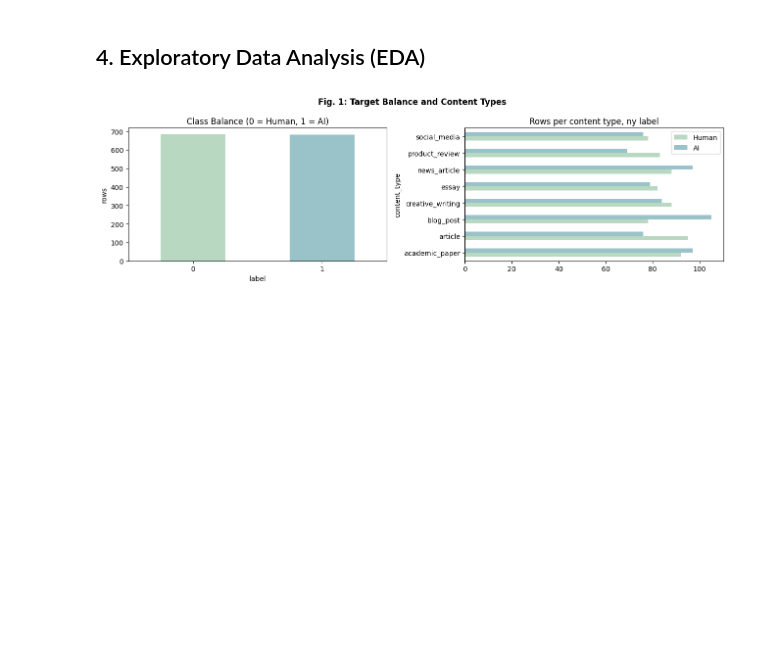
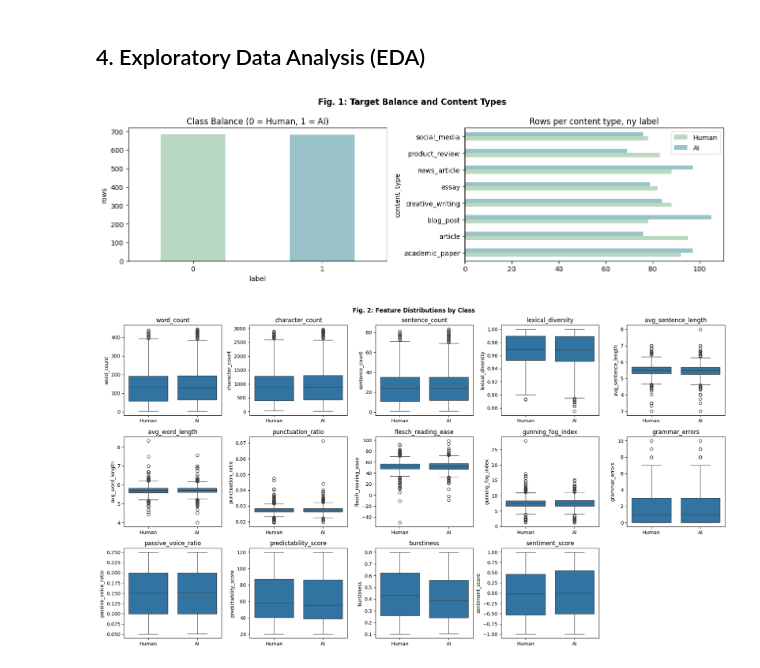
Before and after one commit to crovillo/DS3000-AI-vs-Human-Detection-, a Jupyter notebook: DS3000_AIvsHumanDetection_Group13.ipynb, the cells around one changed output. Drawn from its saved outputs; the diff is of its cells as text; code cells hidden in the pictures; blank space fills up the shorter version.

Commit message:
Added second EDA figure (whisker graphs)

```diff
--- a/DS3000_AIvsHumanDetection_Group13.ipynb
+++ b/DS3000_AIvsHumanDetection_Group13.ipynb
@@ -140,3 +140,20 @@ plt.tight_layout()
 plt.show()
 # %% [output]
 [figure]
+# %%
+#do the features look different for AI vs Human?
+num_cols = df.select_dtypes("number").columns.drop("label")
+
+fig, axes = plt.subplots(3, 5, figsize = (18, 10))
+for ax, col in zip(axes.flat, num_cols):
+  sns.boxplot(data = df, x = "label", y = col, ax = ax)
+  ax.set_title(col)
+  ax.set_xlabel("")
+  ax.set_xticks([0, 1], ["Human", "AI"])
+axes.flat[-1].axis("off")
+
+plt.suptitle("Fig. 2: Feature Distributions by Class", fontweight = "bold")
+plt.tight_layout()
+plt.show()
+# %% [output]
+[figure, added]
```
